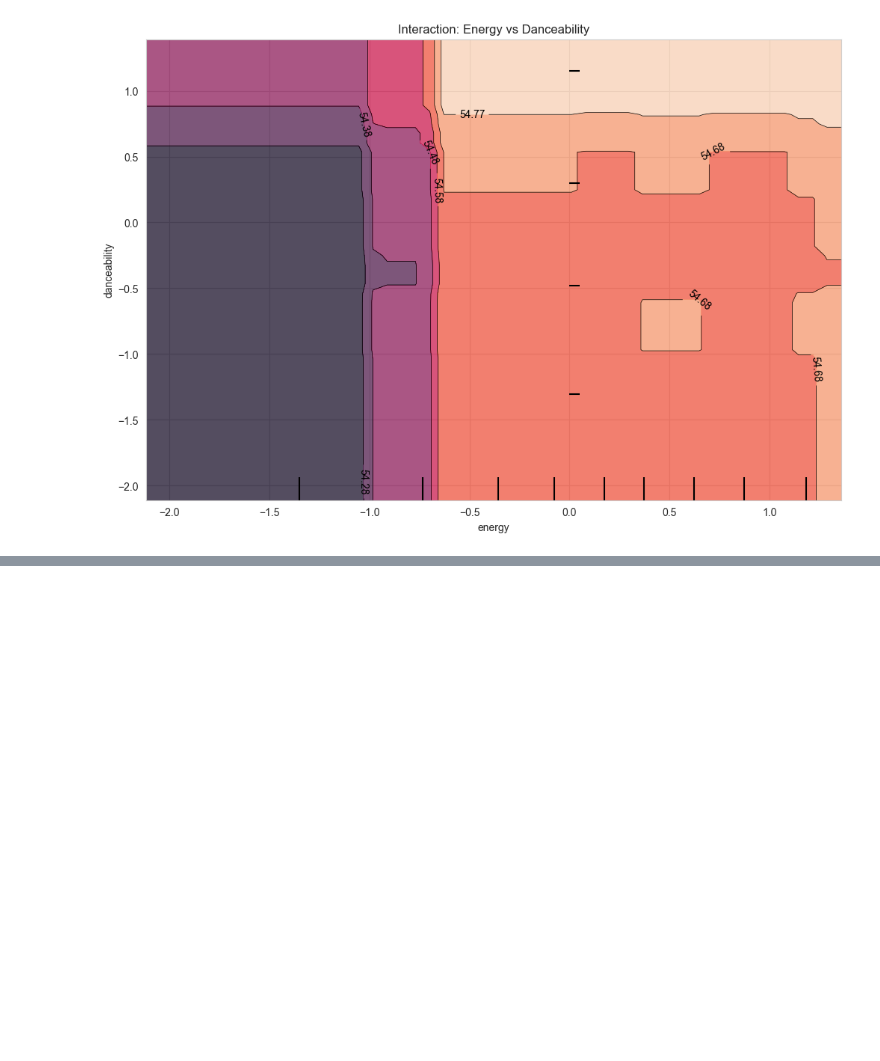
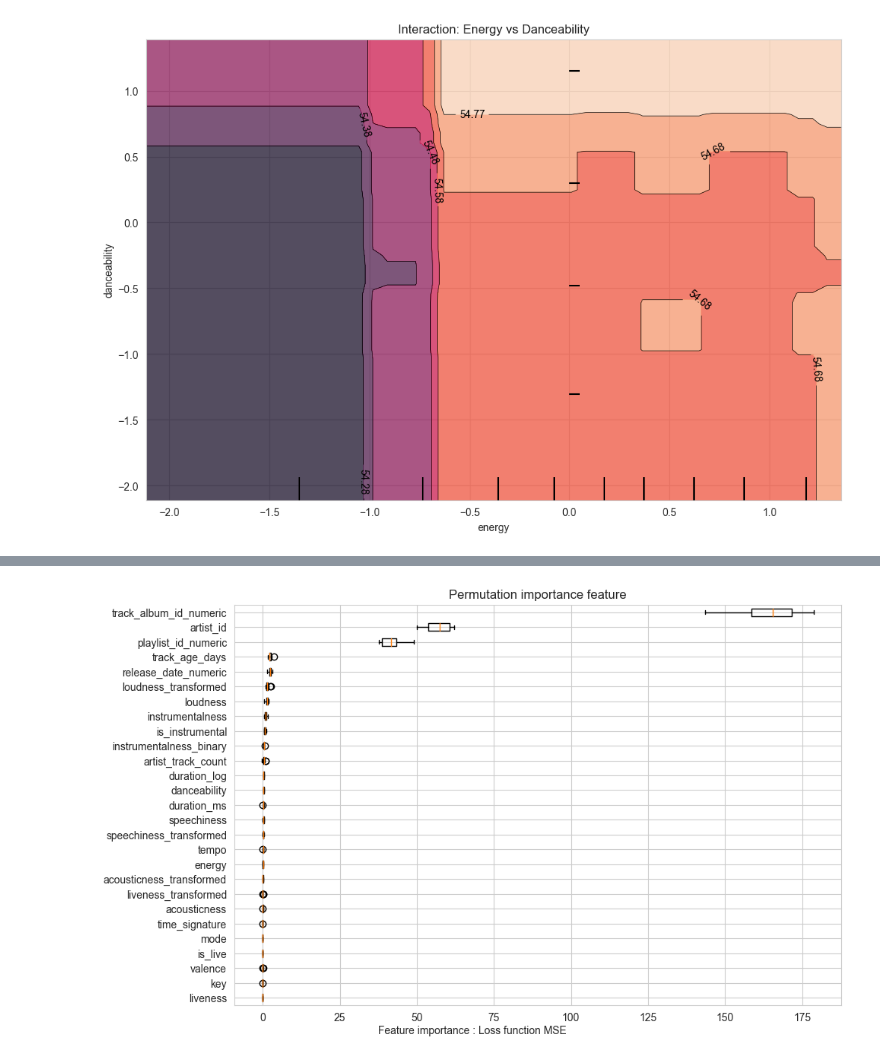
Before and after one commit to NoaLRX/Popular_Songs_Spotify, a Jupyter notebook: notebook.ipynb, the cells around one changed output, grey strips where cells are left out. Cells and saved outputs as stored; diff of their text form; code cells hidden in the pictures; blank space fills up the shorter version.

```diff
--- a/notebook.ipynb
+++ b/notebook.ipynb
@@ -1600,0 +1643,32 @@ plt.show()
+# %%
+result = permutation_importance(rf_ultra, X_test_sc, y_test,
+                              n_repeats=15,
+                              random_state=0,
+                              scoring="neg_mean_squared_error")
+
+# Get the indices sorted by importance
+perm_sorted_idx = result.importances_mean.argsort()
+
+# Create the figure
+fig, ax1 = plt.subplots(1, 1, figsize=(10, 6))
+
+# Make sure features_model is a numpy array or list
+# If it's a pandas Series or DataFrame column, convert it
+features_model_array = np.array(features_model)
+
+# Use the sorted indices to get the feature names in the correct order
+sorted_labels = features_model_array[perm_sorted_idx]
+
+# Create the boxplot with the sorted labels
+ax1.boxplot(
+    result.importances[perm_sorted_idx].T,
+    vert=False,
+    labels=sorted_labels
+)
+
+plt.title('Permutation importance feature')
+fig.text(.5, .001, "Feature importance : Loss function MSE", ha='center')
+fig.tight_layout()
+plt.show()
+# %% [output]
+[figure, added]
```
Also changed, not shown: parts of 22 cells of this notebook, 7 other files.
